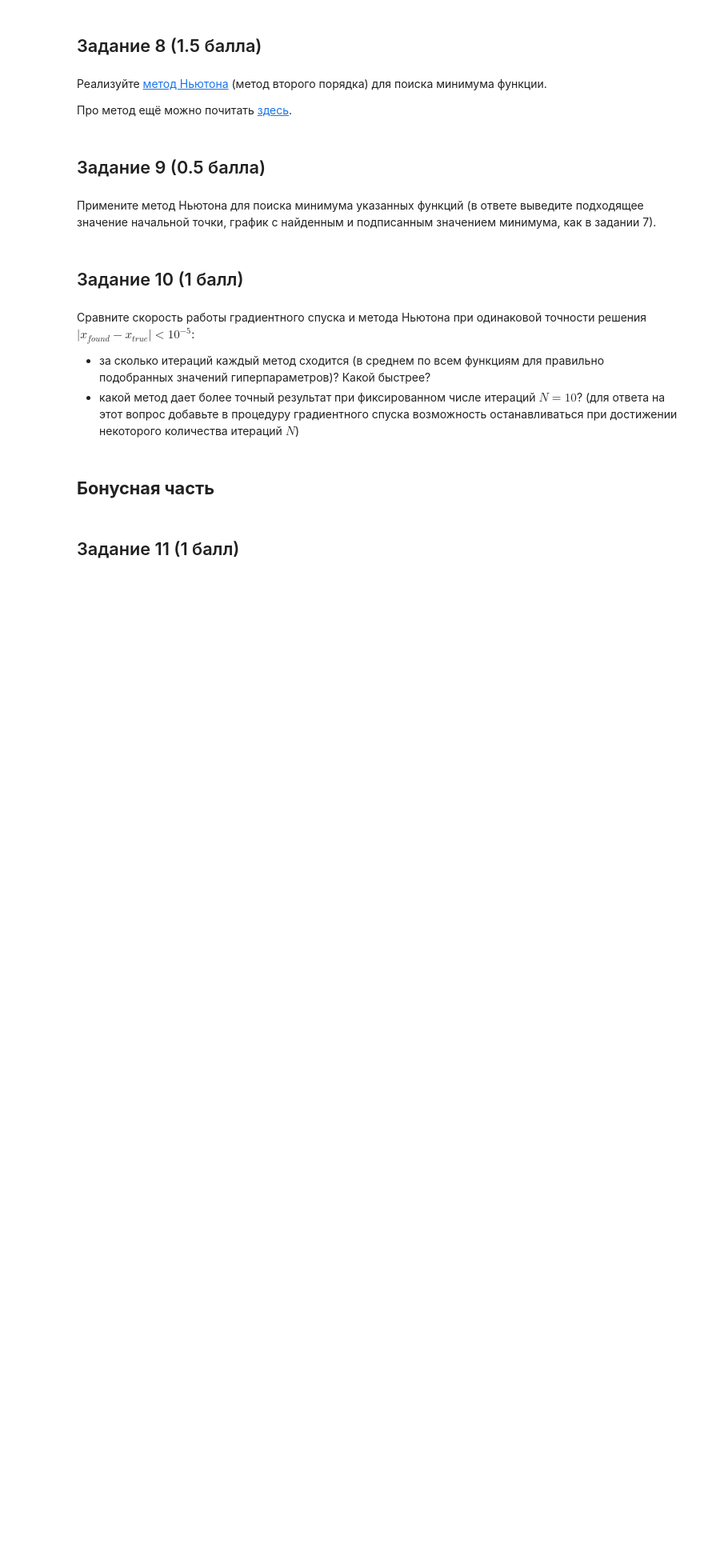
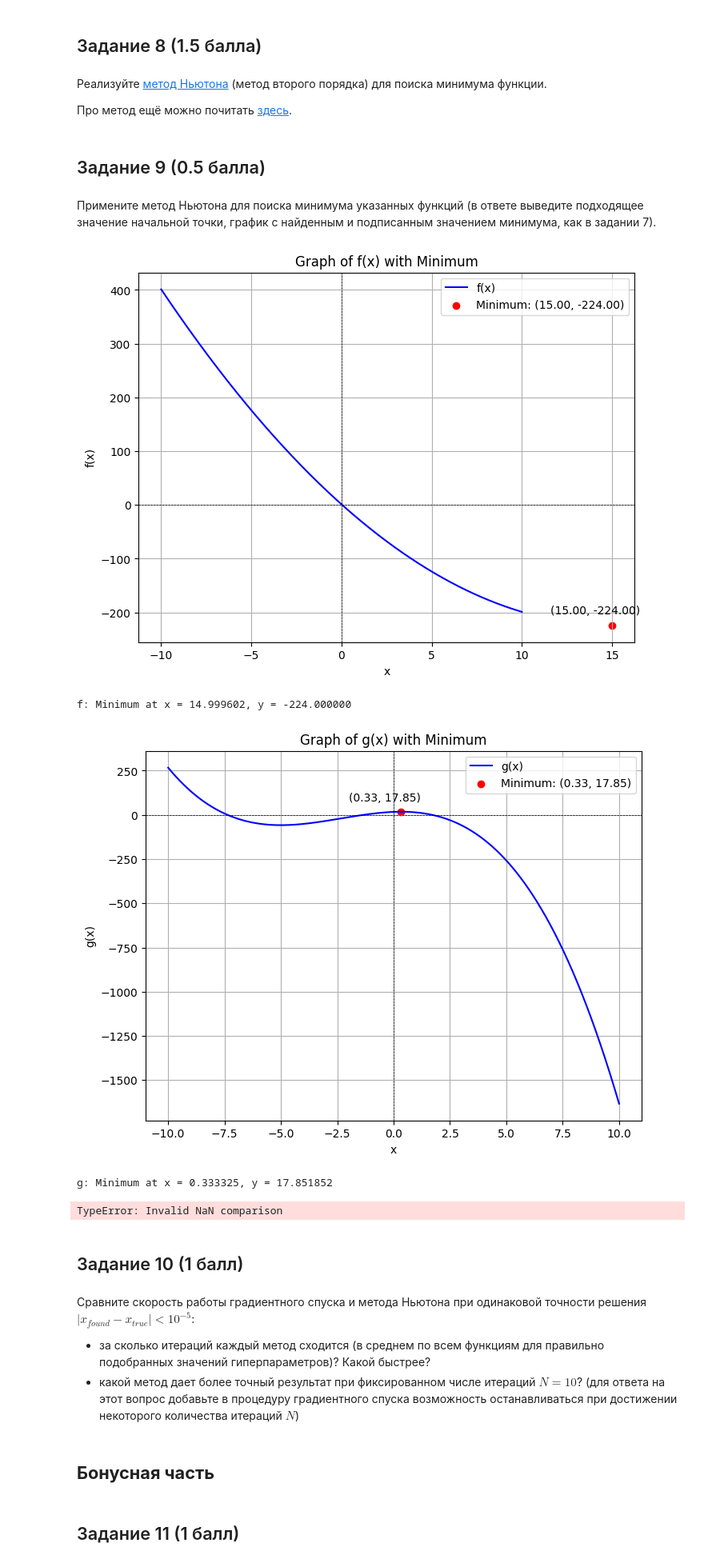
Before and after one commit to bobbobr/ml_hw, a Jupyter notebook: hw2/AI_HW2_GD_base.ipynb, the cells around one changed output. Shown at 80% size. Cells and saved outputs as stored; diff of their text form; code cells hidden in the pictures; blank space fills up the shorter version.

```diff
--- a/hw2/AI_HW2_GD_base.ipynb
+++ b/hw2/AI_HW2_GD_base.ipynb
@@ -268,3 +384,78 @@ P.S. Для того, чтобы отметить точку на графике
+# %%
+# your code here
+
+import numpy as np
+import matplotlib.pyplot as plt
+import sympy as sp
+
+# Определение функций
+x = sp.Symbol('x')
+definitions = {
+    'f': x**2 - 30*x + 1,
+    'g': -x**3 - 7*x**2 + 5*x + 17,
+    'h': x**2 - 1/x,
+    'j': 1/x**5 + x**17 + 8
+}
+
+# Метод Ньютона
+def newton_method(func, x_start, learning_rate=0.1, epsilon=1e-6, delta=1e-6, max_iter=100):
+    f_prime = sp.diff(func, x)
+    f_double_prime = sp.diff(f_prime, x)
+    x_curr = x_start
+
+    trace = []
+    for _ in range(max_iter):
+        trace.append(float(x_curr))
+        grad = f_prime.subs(x, x_curr)
+        hess = f_double_prime.subs(x, x_curr)
+
+        if abs(grad) < delta:
+            break
+
+        x_new = x_curr - learning_rate * (grad / hess)
+
+        if abs(x_new - x_curr) < epsilon:
+            x_curr = x_new
+            break
+
+        x_curr = x_new
+
+    return float(x_curr), trace
+
+# Построение графиков и применение метода Ньютона
+for name, func in definitions.items():
+    f_lambdified = sp.lambdify(x, func, modules=['numpy'])
+    f_prime = sp.diff(func, x)
+
+    x_start = 0 if name != 'j' else 0.5  # Для функции j избегаем x=0
+    x_min, trace = newton_method(func, x_start)
+    y_min = f_lambdified(x_min)
+
+    # График
+    x_vals = np.linspace(-10, 10, 1000) if name != 'j' else np.linspace(0.1, 2, 1000)
+    y_vals = f_lambdified(x_vals)
+
+    plt.figure(figsize=(8, 6))
+    plt.plot(x_vals, y_vals, label=f'{name}(x)', color='blue')
+    plt.scatter([x_min], [y_min], color='red', label=f'Minimum: ({x_min:.2f}, {y_min:.2f})')
+    plt.annotate(f'({x_min:.2f}, {y_min:.2f})', (x_min, y_min), textcoords="offset points", xytext=(-15, 10), ha='center')
+
+    plt.axhline(0, color="black", linewidth=0.5, linestyle="--")
+    plt.axvline(0, color="black", linewidth=0.5, linestyle="--")
+    plt.title(f'Graph of {name}(x) with Minimum')
+    plt.xlabel('x')
+    plt.ylabel(f'{name}(x)')
+    plt.legend()
+    plt.grid()
+    plt.show()
+
+    print(f"{name}: Minimum at x = {x_min:.6f}, y = {y_min:.6f}")
+# %% [output]
+[figure, added]
+f: Minimum at x = 14.999602, y = -224.000000
+[figure, added]
+g: Minimum at x = 0.333325, y = 17.851852
+TypeError: Invalid NaN comparison
 # %% [markdown]
 ## Задание 10 (1 балл)
 # %% [markdown]
```
Also changed, not shown: parts of 9 cells of this notebook.
